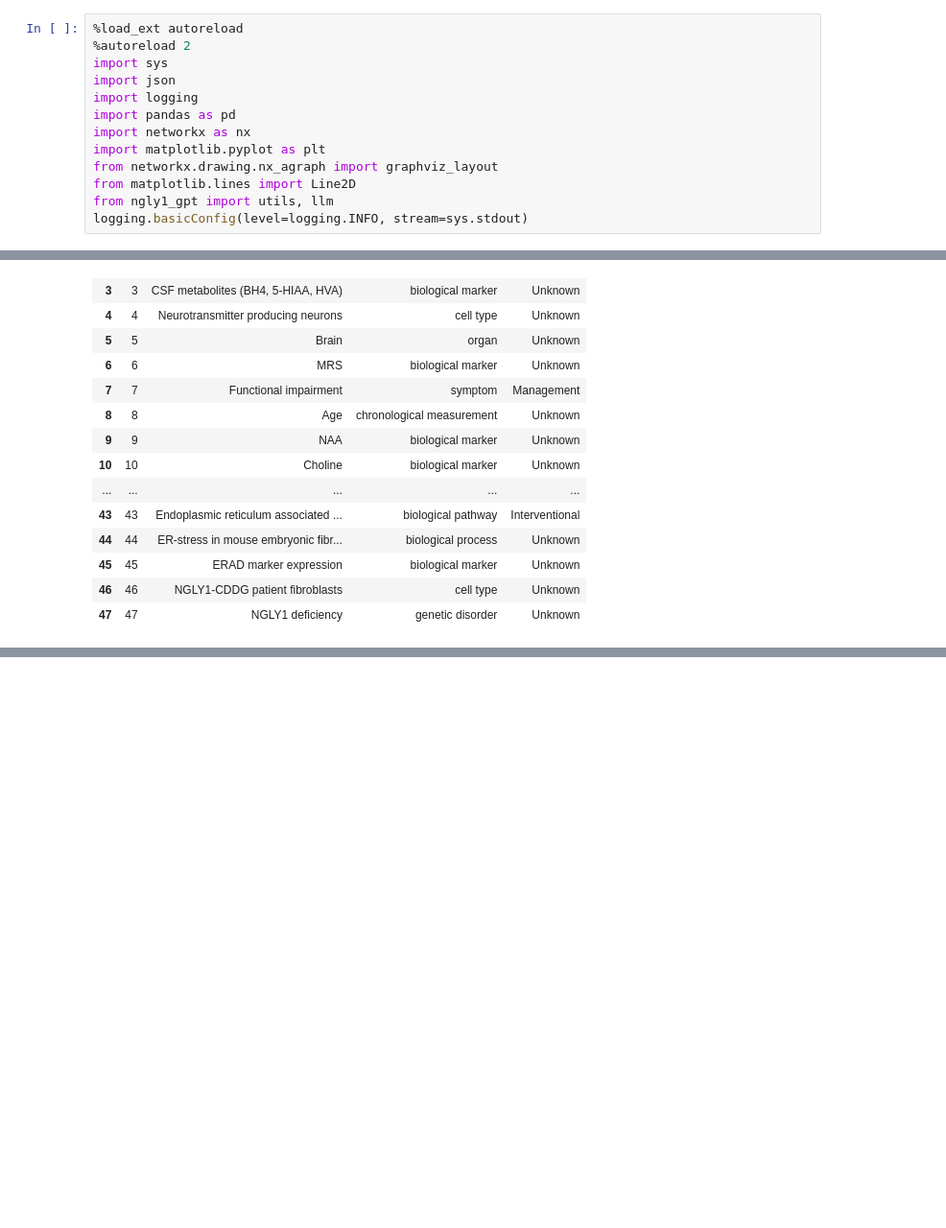
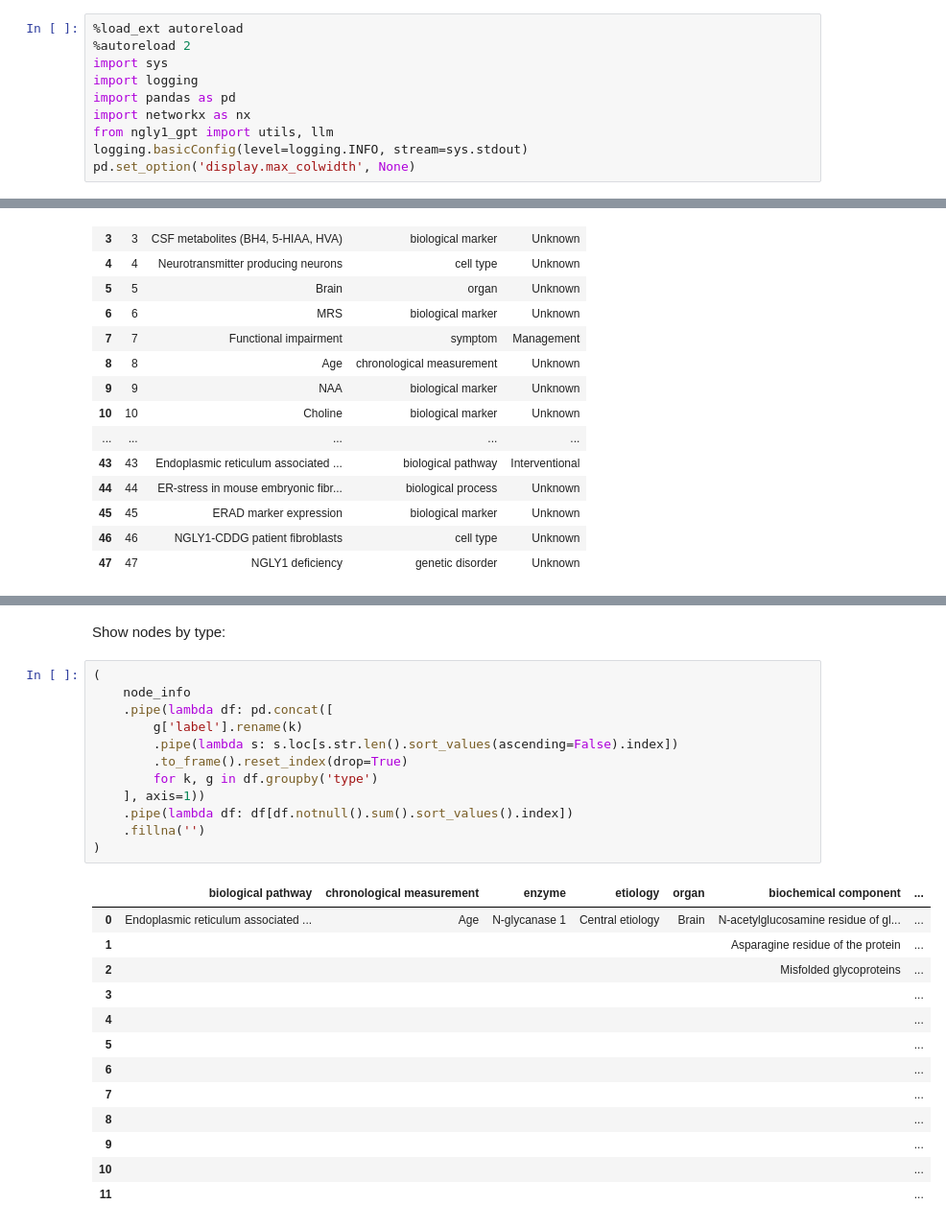
Before and after one commit to eric-czech/ngly1-gpt, a Jupyter notebook: ngly1_gpt/notebooks/graph_extraction.ipynb, the cells around one changed output, grey strips where cells are left out. Shown at 96% size. Saved outputs shown, nothing was run; the diff lists cells and outputs as text; blank space fills up the shorter version.

```diff
--- a/ngly1_gpt/notebooks/graph_extraction.ipynb
+++ b/ngly1_gpt/notebooks/graph_extraction.ipynb
@@ -2,12 +11,9 @@
 %load_ext autoreload
 %autoreload 2
 import sys
-import json
 import logging
 import pandas as pd
 import networkx as nx
-import matplotlib.pyplot as plt
-from networkx.drawing.nx_agraph import graphviz_layout
-from matplotlib.lines import Line2D
 from ngly1_gpt import utils, llm
 logging.basicConfig(level=logging.INFO, stream=sys.stdout)
+pd.set_option('display.max_colwidth', None)
@@ -112 +169,29 @@ node_info
+# %% [markdown]
+Show nodes by type:
+# %%
+(
+    node_info
+    .pipe(lambda df: pd.concat([
+        g['label'].rename(k)
+        .pipe(lambda s: s.loc[s.str.len().sort_values(ascending=False).index])
+        .to_frame().reset_index(drop=True)
+        for k, g in df.groupby('type')
+    ], axis=1))
+    .pipe(lambda df: df[df.notnull().sum().sort_values().index])
+    .fillna('')
+)
+# %% [output]
+|  | biological pathway | chronological measurement | enzyme | etiology | organ | biochemical component | ... |
+| 0 | Endoplasmic reticulum associated ... | Age | N-glycanase 1 | Central etiology | Brain | N-acetylglucosamine residue of gl... | ... |
+| 1 |  |  |  |  |  | Asparagine residue of the protein | ... |
+| 2 |  |  |  |  |  | Misfolded glycoproteins | ... |
+| 3 |  |  |  |  |  |  | ... |
+| 4 |  |  |  |  |  |  | ... |
+| 5 |  |  |  |  |  |  | ... |
+| 6 |  |  |  |  |  |  | ... |
+| 7 |  |  |  |  |  |  | ... |
+| 8 |  |  |  |  |  |  | ... |
+| 9 |  |  |  |  |  |  | ... |
+| 10 |  |  |  |  |  |  | ... |
+| 11 |  |  |  |  |  |  | ... |
 # %%
```
Also changed, not shown: parts of 12 cells of this notebook.
